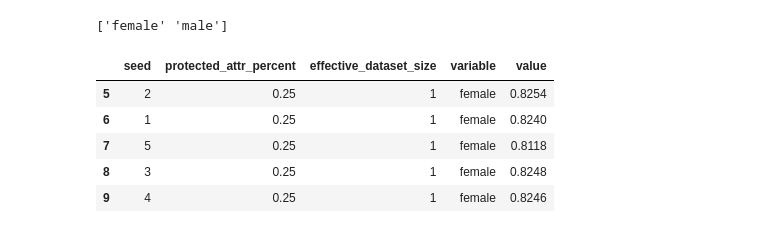
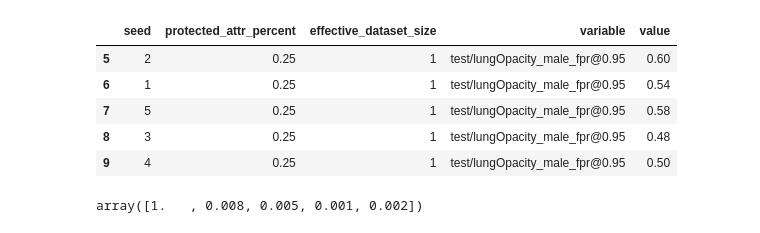
Before and after one commit to JohannesGetzner/fair-uad-with-dp, a Jupyter notebook: src/logs_persist/2023-09-16 10:52:18-FAE-rsna-sex-bs32-dss-noDP/custom_plot.ipynb, the cells around one changed output. Saved outputs shown, nothing was run; the diff lists cells and outputs as text; code cells hidden in the pictures.

```diff
--- a/src/logs_persist/2023-09-16 10:52:18-FAE-rsna-sex-bs32-dss-noDP/custom_plot.ipynb
+++ b/src/logs_persist/2023-09-16 10:52:18-FAE-rsna-sex-bs32-dss-noDP/custom_plot.ipynb
@@ -20,3 +37,6 @@ def load_csvs_into_df(dir):
     return df
 # %%
 df = load_csvs_into_df('./')
+df = df[['seed','effective_dataset_size',*metrics_unwrapped,'protected_attr_percent']]
+df = pd.melt(df, id_vars=['seed','protected_attr_percent','effective_dataset_size'])
+df.head()
@@ -23,11 +49,0 @@ df = load_csvs_into_df('./')
-# %%
-# only keep relevant columns
-df = df[['seed','effective_dataset_size','test/lungOpacity_female_subgroupAUROC','test/lungOpacity_male_subgroupAUROC','protected_attr_percent']]
-# %%
-df = pd.melt(df, id_vars=['seed','protected_attr_percent','effective_dataset_size'], value_vars=['test/lungOpacity_female_subgroupAUROC','test/lungOpacity_male_subgroupAUROC'])
-# %%
-# replace variable names
-print(df.variable.unique())
-df.variable = df.variable.str.replace('test/lungOpacity_female_subgroupAUROC','female')
-df.variable = df.variable.str.replace('test/lungOpacity_male_subgroupAUROC','male')
-df.head()
@@ -43,20 +50,16 @@ df.head()
 # %%
-# load effective_dataset_size 1
+# load effective_dataset_size 1 from other experiment
 df_1 = load_csvs_into_df('../2023-09-06 22:38:03-FAE-rsna-sex-bs32-noDP')
-df_1 = df_1[['seed','test/lungOpacity_female_subgroupAUROC','test/lungOpacity_male_subgroupAUROC','protected_attr_percent']]
+df_1 = df_1[['seed',*metrics_unwrapped,'protected_attr_percent']]
 df_1['effective_dataset_size'] = 1
-df_1 = pd.melt(df_1, id_vars=['seed','protected_attr_percent','effective_dataset_size'], value_vars=['test/lungOpacity_female_subgroupAUROC','test/lungOpacity_male_subgroupAUROC'])
-df_1 = df_1[df_1.protected_attr_percent.isin([0,0.25,0.5,0.75,1])]
-print(df.variable.unique())
-df_1.variable = df_1.variable.str.replace('test/lungOpacity_female_subgroupAUROC','female')
-df_1.variable = df_1.variable.str.replace('test/lungOpacity_male_subgroupAUROC','male')
+df_1 = pd.melt(df_1, id_vars=['seed','protected_attr_percent','effective_dataset_size'])
+df_1 = df_1[df_1.protected_attr_percent.isin(df.protected_attr_percent.unique())]
 df_1.head()
 # %% [output]
-['female' 'male']
 |  | seed | protected_attr_percent | effective_dataset_size | variable | value |
-| 5 | 2 | 0.25 | 1 | female | 0.8254 |
-| 6 | 1 | 0.25 | 1 | female | 0.8240 |
-| 7 | 5 | 0.25 | 1 | female | 0.8118 |
-| 8 | 3 | 0.25 | 1 | female | 0.8248 |
-| 9 | 4 | 0.25 | 1 | female | 0.8246 |
+| 5 | 2 | 0.25 | 1 | test/lungOpacity_male_fpr@0.95 | 0.60 |
+| 6 | 1 | 0.25 | 1 | test/lungOpacity_male_fpr@0.95 | 0.54 |
+| 7 | 5 | 0.25 | 1 | test/lungOpacity_male_fpr@0.95 | 0.58 |
+| 8 | 3 | 0.25 | 1 | test/lungOpacity_male_fpr@0.95 | 0.48 |
+| 9 | 4 | 0.25 | 1 | test/lungOpacity_male_fpr@0.95 | 0.50 |
 # %%
@@ -69,3 +68,5 @@ fractions.sort()
 # %%
-# sort df by effective_dataset_size
-df = df.sort_values(by=['effective_dataset_size'])
+sizes = df.effective_dataset_size.unique()
+sizes
+# %% [output]
+array([1.   , 0.008, 0.005, 0.001, 0.002])
```
Also changed, not shown: parts of 9 cells of this notebook, 10 other files.
